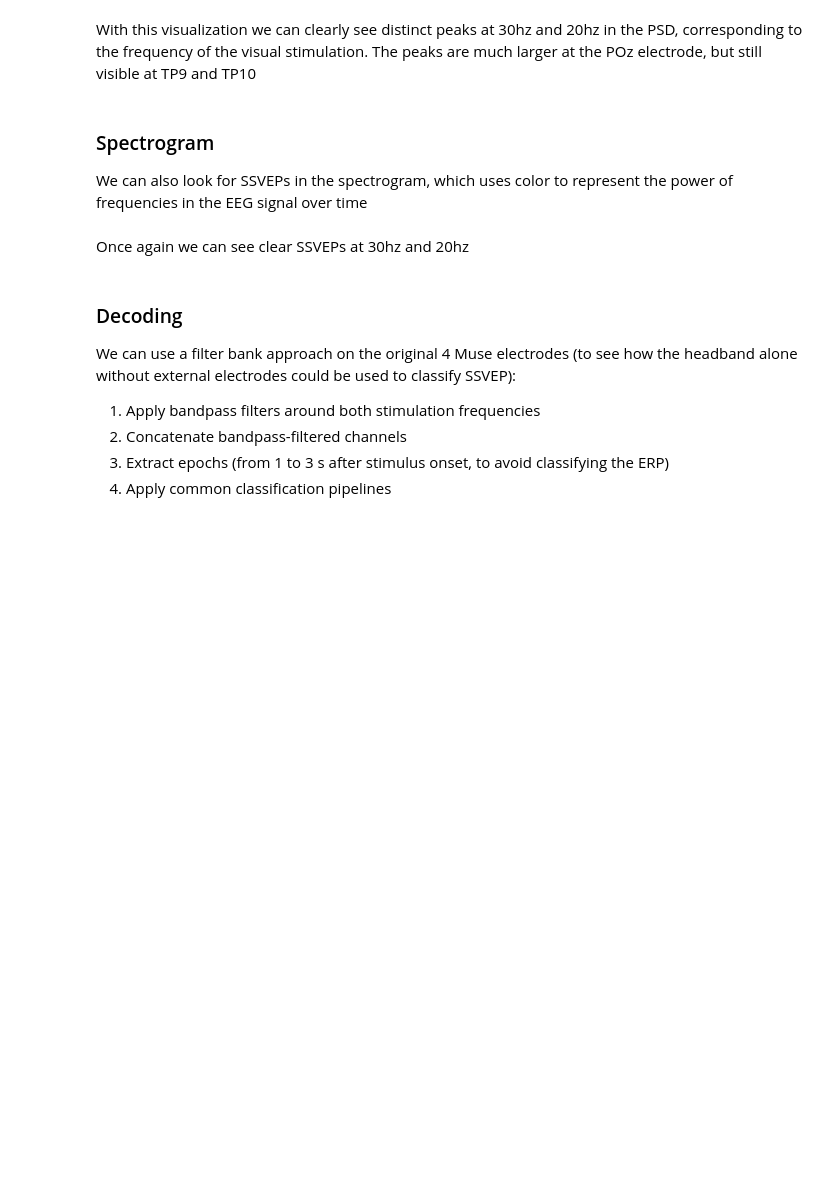
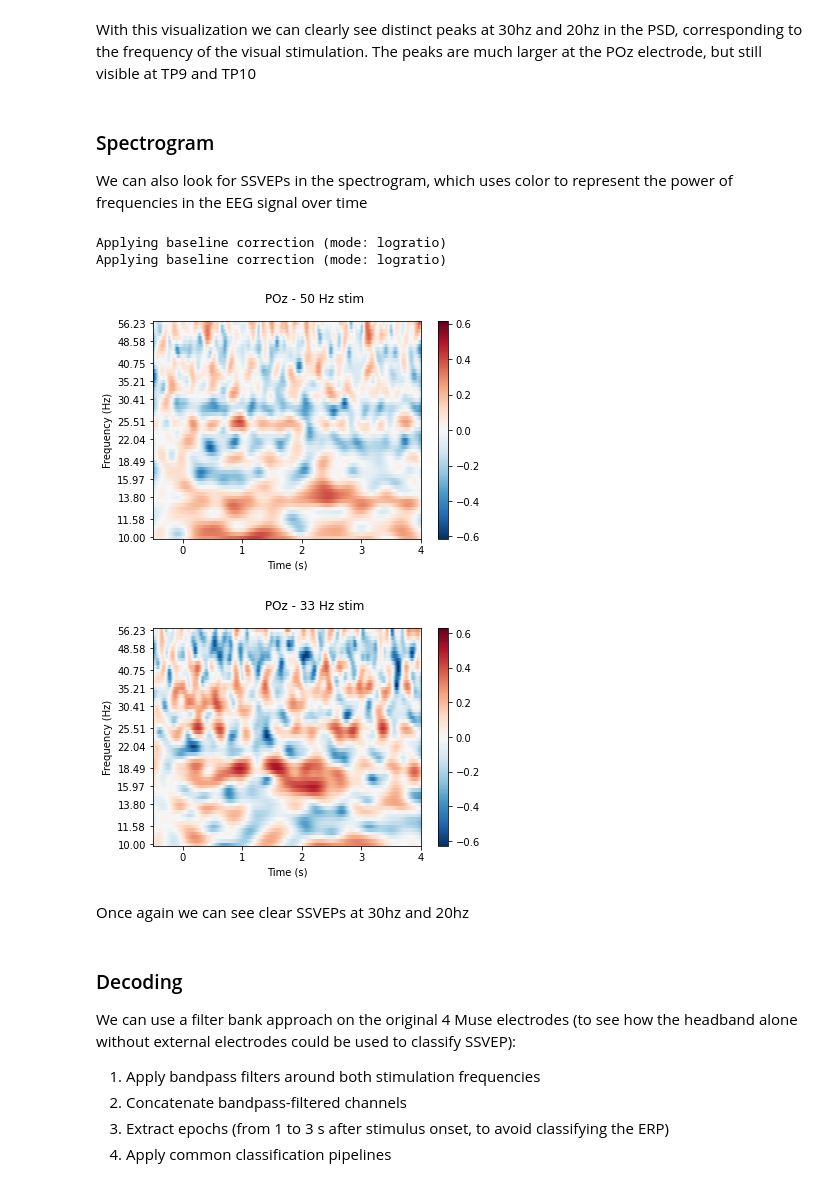
Before and after one commit to JadinTredup/brainflow-notebooks, a Jupyter notebook: SSVEP.ipynb, the cells around one changed output. Cells and saved outputs as stored; diff of their text form; code cells hidden in the pictures; blank space fills up the shorter version.

```diff
--- a/SSVEP.ipynb
+++ b/SSVEP.ipynb
@@ -142,16 +171,21 @@ We can also look for SSVEPs in the spectrogram, which uses color to represent th
 # %%
 from mne.time_frequency import tfr_morlet
 
 frequencies = np.logspace(1, 1.75, 60)
-tfr, itc = tfr_morlet(epochs['30 Hz'], freqs=frequencies,
+tfr, itc = tfr_morlet(epochs['50 Hz'], freqs=frequencies,
                       n_cycles=15, return_itc=True)
 tfr.plot(picks=[4], baseline=(-0.5, -0.1), mode='logratio',
-         title='POz - 30 Hz stim');
+         title='POz - 50 Hz stim');
 
-tfr, itc = tfr_morlet(epochs['20 Hz'], freqs=frequencies,
+tfr, itc = tfr_morlet(epochs['33 Hz'], freqs=frequencies,
                       n_cycles=15, return_itc=True)
 tfr.plot(picks=[4], baseline=(-0.5, -0.1), mode='logratio',
-         title='POz - 20 Hz stim');
+         title='POz - 33 Hz stim');
+# %% [output]
+Applying baseline correction (mode: logratio)
+Applying baseline correction (mode: logratio)
+[figure, added]
+[figure, added]
 # %% [markdown]
 Once again we can see clear SSVEPs at 30hz and 20hz
 # %% [markdown]
```
Also changed, not shown: parts of 10 cells of this notebook, 4 other files.
